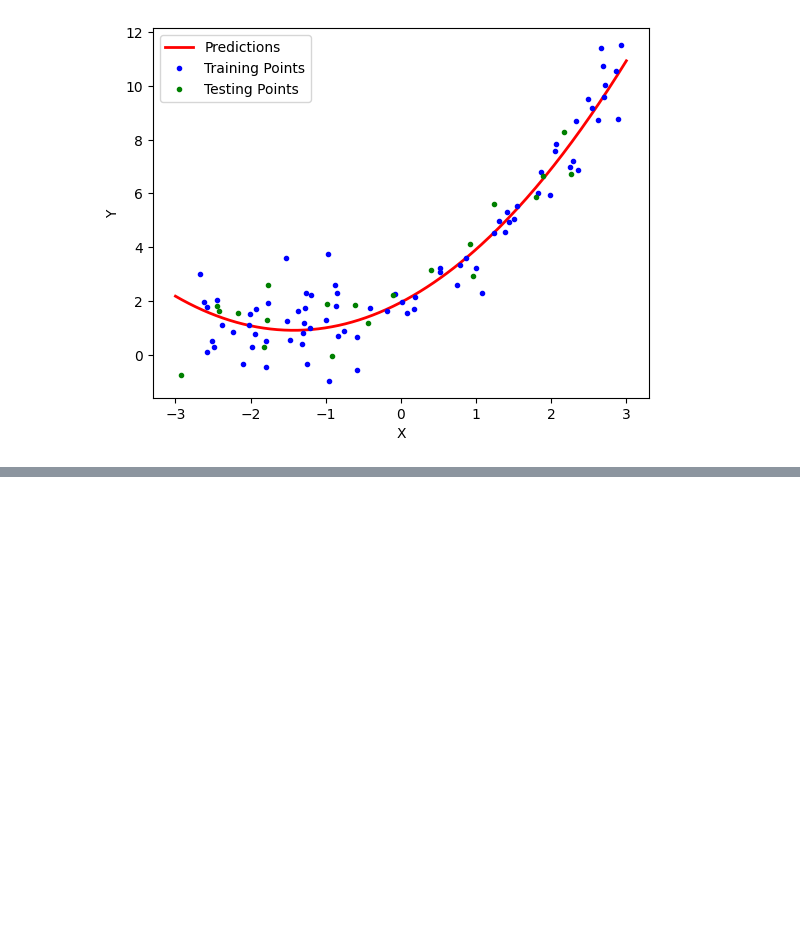
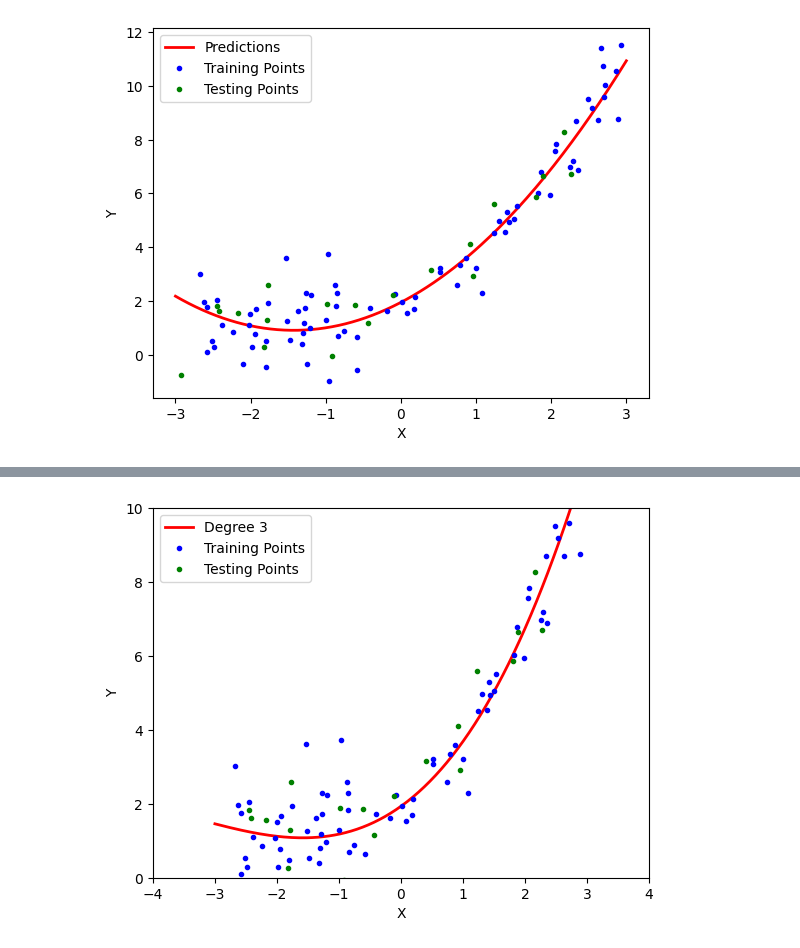
Before and after one commit to Sarvesh-10/DSMLDLCourse, a Jupyter notebook: LinearRegression/polynomial_regression.ipynb, the cells around one changed output, grey strips where cells are left out. Cells and saved outputs as stored; diff of their text form; code cells hidden in the pictures; blank space fills up the shorter version.

```diff
--- a/LinearRegression/polynomial_regression.ipynb
+++ b/LinearRegression/polynomial_regression.ipynb
@@ -141,0 +172,4 @@ plt.show()
+# %%
+poly_regression(3)
+# %% [output]
+[figure, added]
```
Also changed, not shown: parts of 6 cells of this notebook.
